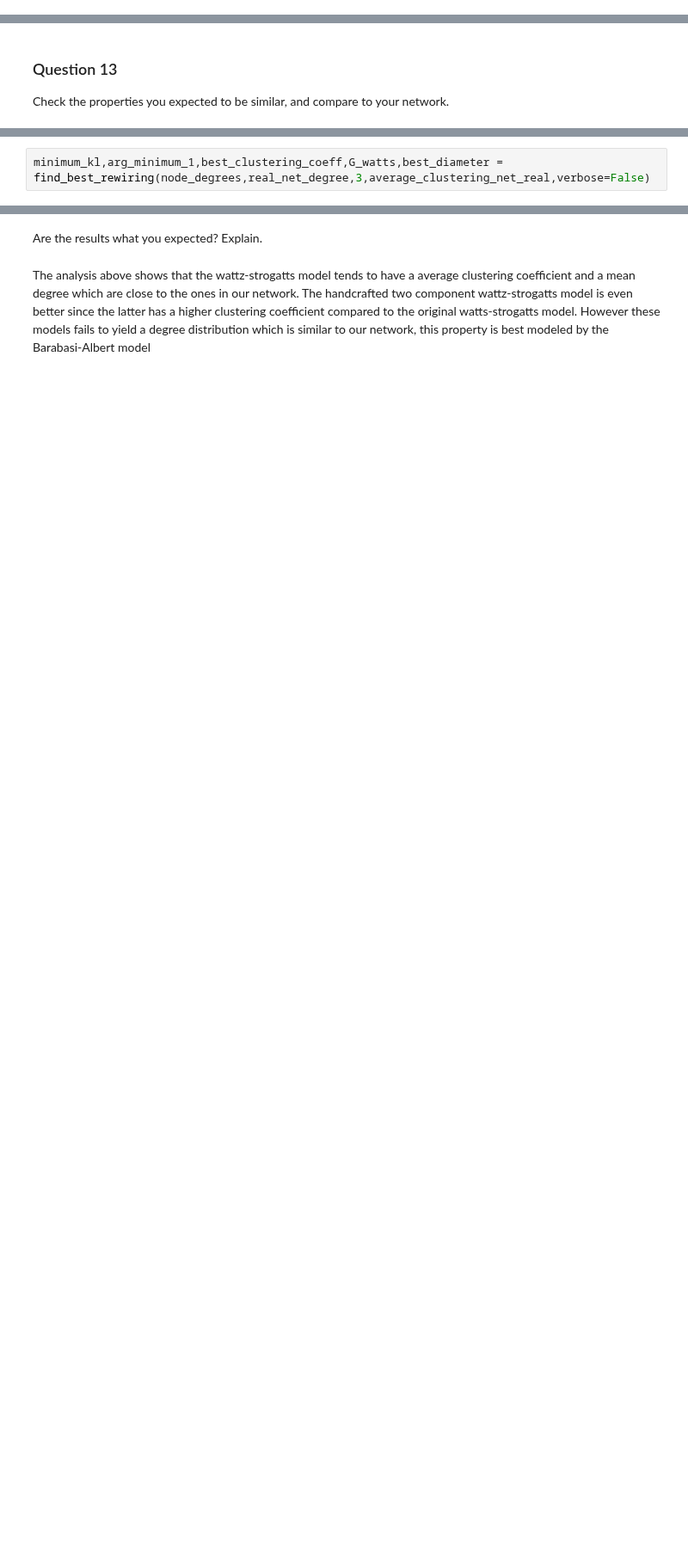
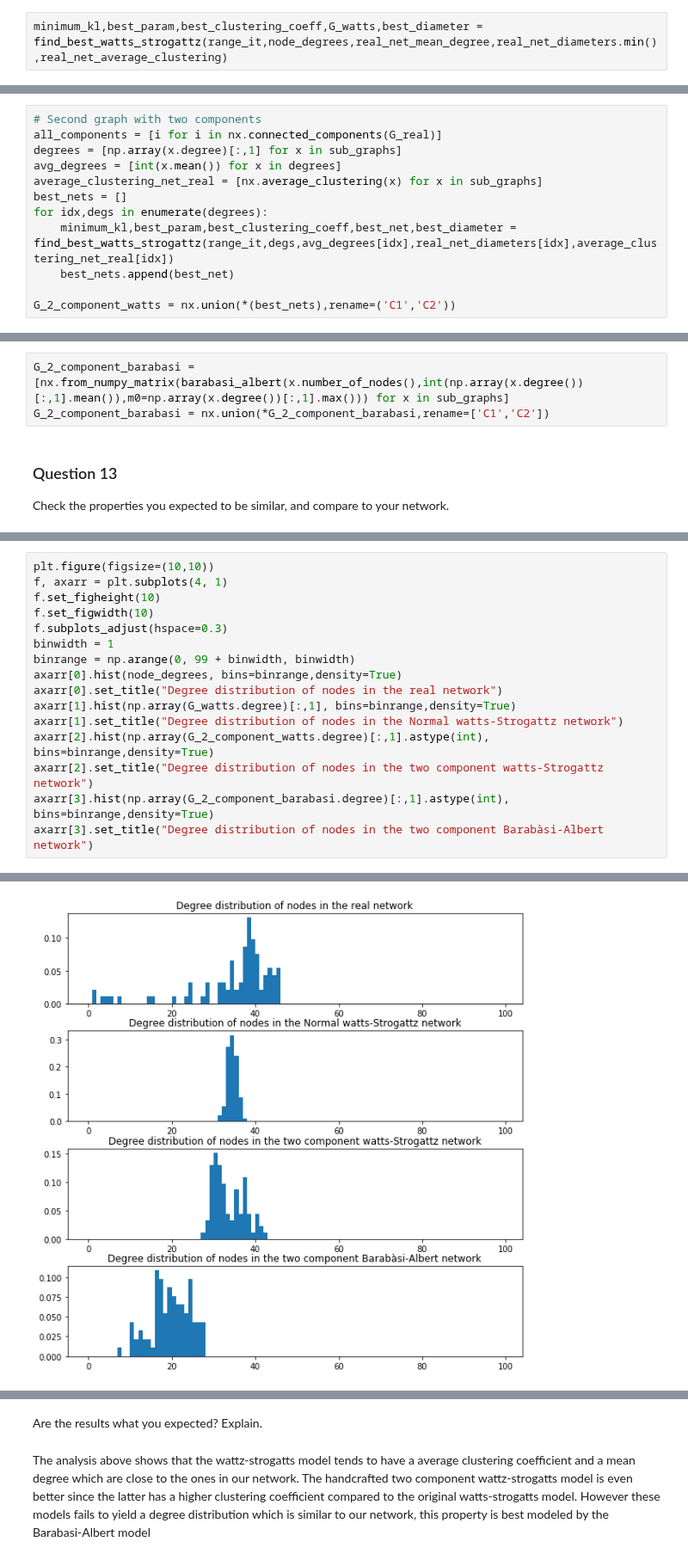
Before and after one commit to lkiel/US-Senators, a Jupyter notebook: milestones/2_network_models.ipynb, the cells around one changed output, grey strips where cells are left out. Shown at 86% size. Cells and saved outputs as stored; diff of their text form; blank space fills up the shorter version.

```diff
--- a/milestones/2_network_models.ipynb
+++ b/milestones/2_network_models.ipynb
@@ -442,0 +563,2 @@ nx.draw_circular(G)
+# %%
+minimum_kl,best_param,best_clustering_coeff,G_watts,best_diameter = find_best_watts_strogattz(range_it,node_degrees,real_net_mean_degree,real_net_diameters.min(),real_net_average_clustering)
@@ -442,0 +567,12 @@ nx.draw_circular(G)
+# %%
+# Second graph with two components
+all_components = [i for i in nx.connected_components(G_real)]
+degrees = [np.array(x.degree)[:,1] for x in sub_graphs]
+avg_degrees = [int(x.mean()) for x in degrees]
+average_clustering_net_real = [nx.average_clustering(x) for x in sub_graphs]
+best_nets = []
+for idx,degs in enumerate(degrees):
+    minimum_kl,best_param,best_clustering_coeff,best_net,best_diameter = find_best_watts_strogattz(range_it,degs,avg_degrees[idx],real_net_diameters[idx],average_clustering_net_real[idx])
+    best_nets.append(best_net)
+
+G_2_component_watts = nx.union(*(best_nets),rename=('C1','C2'))
@@ -443,3 +581,6 @@ nx.draw_circular(G)
+# %%
+G_2_component_barabasi = [nx.from_numpy_matrix(barabasi_albert(x.number_of_nodes(),int(np.array(x.degree())[:,1].mean()),m0=np.array(x.degree())[:,1].max())) for x in sub_graphs]
+G_2_component_barabasi = nx.union(*G_2_component_barabasi,rename=['C1','C2'])
 # %% [markdown]
 ### Question 13
 
@@ -514,2 +587,0 @@ def find_best_rewiring(node_degrees,real_net_degree,real_net_avg_diameter,averag
-# %%
-minimum_kl,arg_minimum_1,best_clustering_coeff,G_watts,best_diameter = find_best_rewiring(node_degrees,real_net_degree,3,average_clustering_net_real,verbose=False)
@@ -641,0 +590,17 @@ def barabasi_albert_tweaked(n, m, m0=2,growth_function=add_node_and_edges_tweake
+# %%
+plt.figure(figsize=(10,10))
+f, axarr = plt.subplots(4, 1)
+f.set_figheight(10)
+f.set_figwidth(10)
+f.subplots_adjust(hspace=0.3)
+binwidth = 1
+binrange = np.arange(0, 99 + binwidth, binwidth)
+axarr[0].hist(node_degrees, bins=binrange,density=True)
+axarr[0].set_title("Degree distribution of nodes in the real network")
+axarr[1].hist(np.array(G_watts.degree)[:,1], bins=binrange,density=True)
+axarr[1].set_title("Degree distribution of nodes in the Normal watts-Strogattz network")
+axarr[2].hist(np.array(G_2_component_watts.degree)[:,1].astype(int), bins=binrange,density=True)
+axarr[2].set_title("Degree distribution of nodes in the two component watts-Strogattz network")
+axarr[3].hist(np.array(G_2_component_barabasi.degree)[:,1].astype(int), bins=binrange,density=True)
+axarr[3].set_title("Degree distribution of nodes in the two component Barabàsi-Albert network")
+# %% [output]
@@ -642,3 +609,4 @@ def barabasi_albert_tweaked(n, m, m0=2,growth_function=add_node_and_edges_tweake
+[figure, added]
 # %%
 def log_properties(real_net_degrees,other_dist_degrees,other_graph):
     binwidth = 2
```
Also changed, not shown: parts of 28 cells of this notebook.
